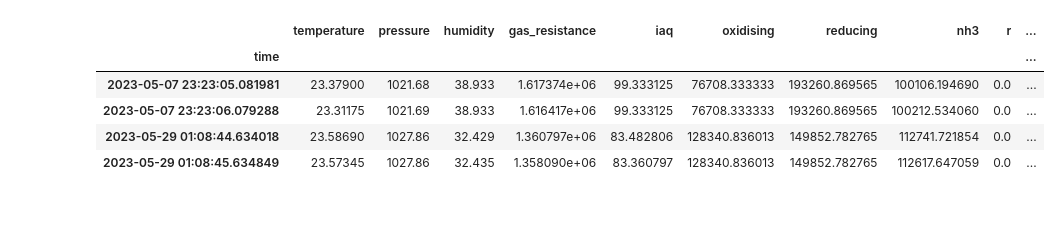
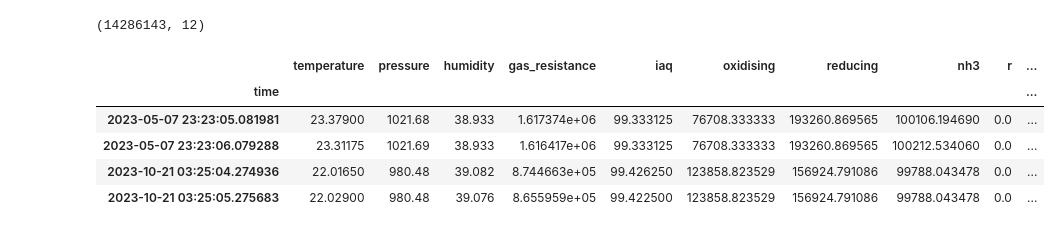
Before and after one commit to ericspod/PiProjects, a Jupyter notebook: sensor_monitor/notebooks/render_results.ipynb, the cells around one changed output. Cells and saved outputs as stored; diff of their text form; code cells hidden in the pictures.

```diff
--- a/sensor_monitor/notebooks/render_results.ipynb
+++ b/sensor_monitor/notebooks/render_results.ipynb
@@ -3,19 +3,27 @@ import numpy as np
 import matplotlib.pyplot as plt
 import pandas as pd
 import seaborn as sb
-# %%
-df=pd.read_csv("logs/sensors_230507_231802.csv").dropna()
-# del df["rgb"]
-df["time"]=pd.to_datetime(df["time"])
-df=df.set_index('time')
-df.iloc[[0,1,-2,-1]]
-# %% [output]
-|  | temperature | pressure | humidity | gas_resistance | iaq | oxidising | reducing | nh3 | r | ... |
-| time |  |  |  |  |  |  |  |  |  | ... |
-| 2023-05-07 23:23:05.081981 | 23.37900 | 1021.68 | 38.933 | 1.617374e+06 | 99.333125 | 76708.333333 | 193260.869565 | 100106.194690 | 0.0 | ... |
-| 2023-05-07 23:23:06.079288 | 23.31175 | 1021.69 | 38.933 | 1.616417e+06 | 99.333125 | 76708.333333 | 193260.869565 | 100212.534060 | 0.0 | ... |
-| 2023-05-29 01:08:44.634018 | 23.58690 | 1027.86 | 32.429 | 1.360797e+06 | 83.482806 | 128340.836013 | 149852.782765 | 112741.721854 | 0.0 | ... |
-| 2023-05-29 01:08:45.634849 | 23.57345 | 1027.86 | 32.435 | 1.358090e+06 | 83.360797 | 128340.836013 | 149852.782765 | 112617.647059 | 0.0 | ... |
+# %%
+files=["../logs/sensors_230507_231802.csv","../logs/sensors_230529_010649.csv","../logs/sensors_230713_112330.csv"]
+frames=[]
+
+for f in files:
+    dff=pd.read_csv(f).dropna()
+    dff["time"]=pd.to_datetime(dff["time"],format="mixed")
+    dff=dff.set_index('time')
+    frames.append(dff)
+
+df=pd.concat(frames)
+print(df.shape)
+df.iloc[[0,1,-2,-1]]
+# %% [output]
+(14286143, 12)
+|  | temperature | pressure | humidity | gas_resistance | iaq | oxidising | reducing | nh3 | r | ... |
+| time |  |  |  |  |  |  |  |  |  | ... |
+| 2023-05-07 23:23:05.081981 | 23.37900 | 1021.68 | 38.933 | 1.617374e+06 | 99.333125 | 76708.333333 | 193260.869565 | 100106.194690 | 0.0 | ... |
+| 2023-05-07 23:23:06.079288 | 23.31175 | 1021.69 | 38.933 | 1.616417e+06 | 99.333125 | 76708.333333 | 193260.869565 | 100212.534060 | 0.0 | ... |
+| 2023-10-21 03:25:04.274936 | 22.01650 | 980.48 | 39.082 | 8.744663e+05 | 99.426250 | 123858.823529 | 156924.791086 | 99788.043478 | 0.0 | ... |
+| 2023-10-21 03:25:05.275683 | 22.02900 | 980.48 | 39.076 | 8.655959e+05 | 99.422500 | 123858.823529 | 156924.791086 | 99788.043478 | 0.0 | ... |
 # %%
 df[["temperature","pressure","humidity","gas_resistance","iaq","oxidising","reducing","nh3", "c"]].corr()
 # %% [output]
```
Also changed, not shown: parts of 5 cells of this notebook, 1 other file.
